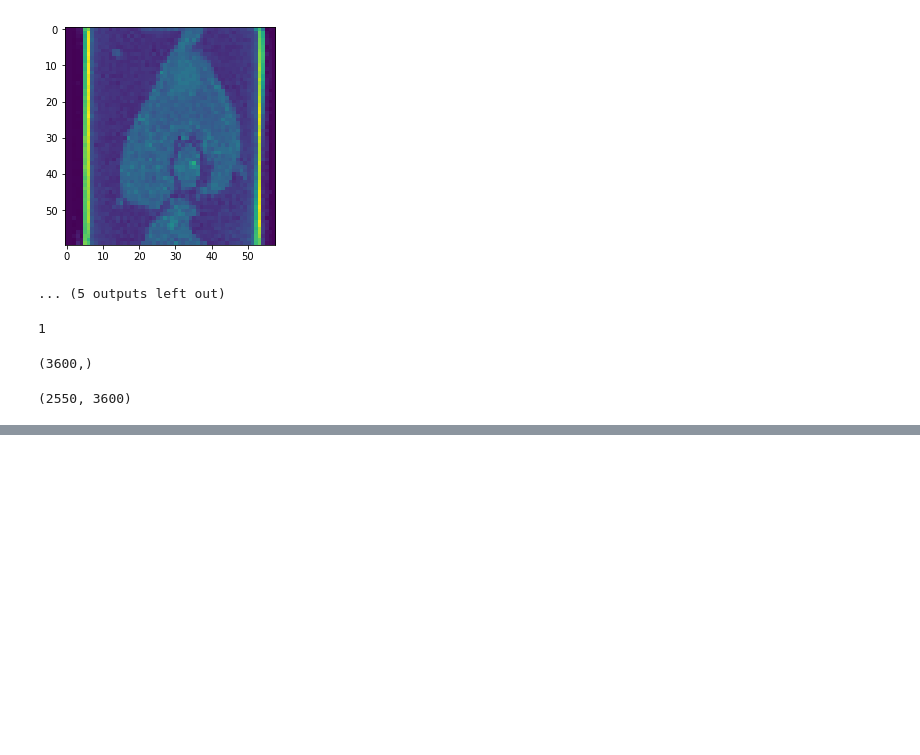
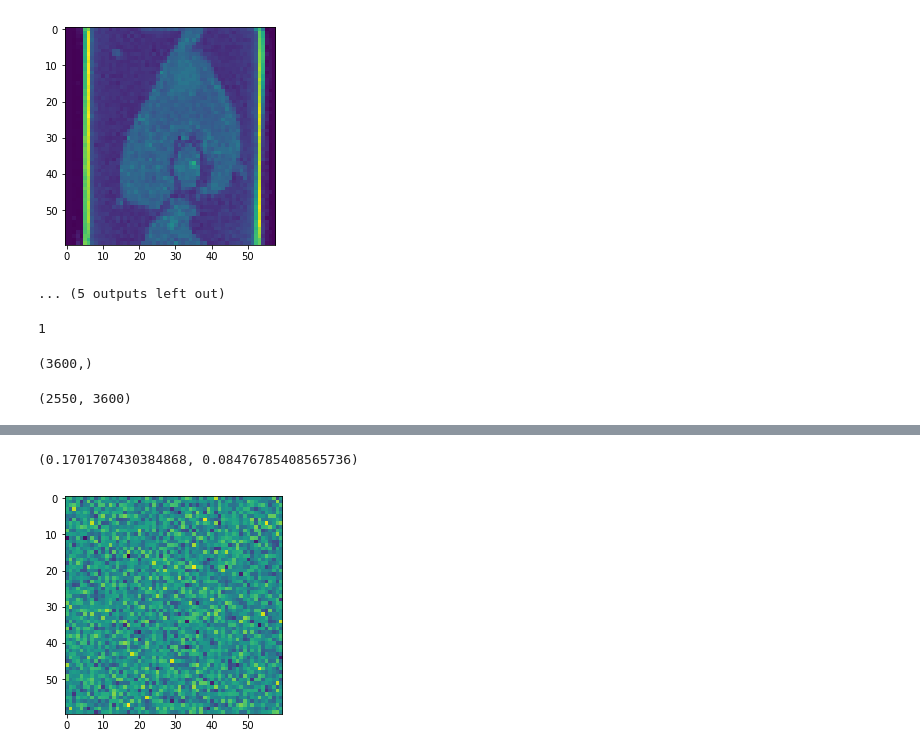
Before and after one commit to ralhadeff/computational-biology, a Jupyter notebook: tomographies/simple_AE-ul.ipynb, the cells around one changed output, grey strips where cells are left out. Cells and saved outputs as stored; diff of their text form; code cells hidden in the pictures; blank space fills up the shorter version.

```diff
--- a/tomographies/simple_AE-ul.ipynb
+++ b/tomographies/simple_AE-ul.ipynb
@@ -92,0 +109,11 @@ Epoch 3/10
+# %%
+X_train.mean(), X_train.std()
+# %% [output]
+(0.1701707430384868, 0.08476785408565736)
+# %%
+feed = np.random.normal(X_train.mean(), X_train.std(),size=(60,60))
+# %%
+plt.imshow(feed)
+plt.show()
+# %% [output]
+[figure, added]
```
Also changed, not shown: parts of 4 cells of this notebook.
